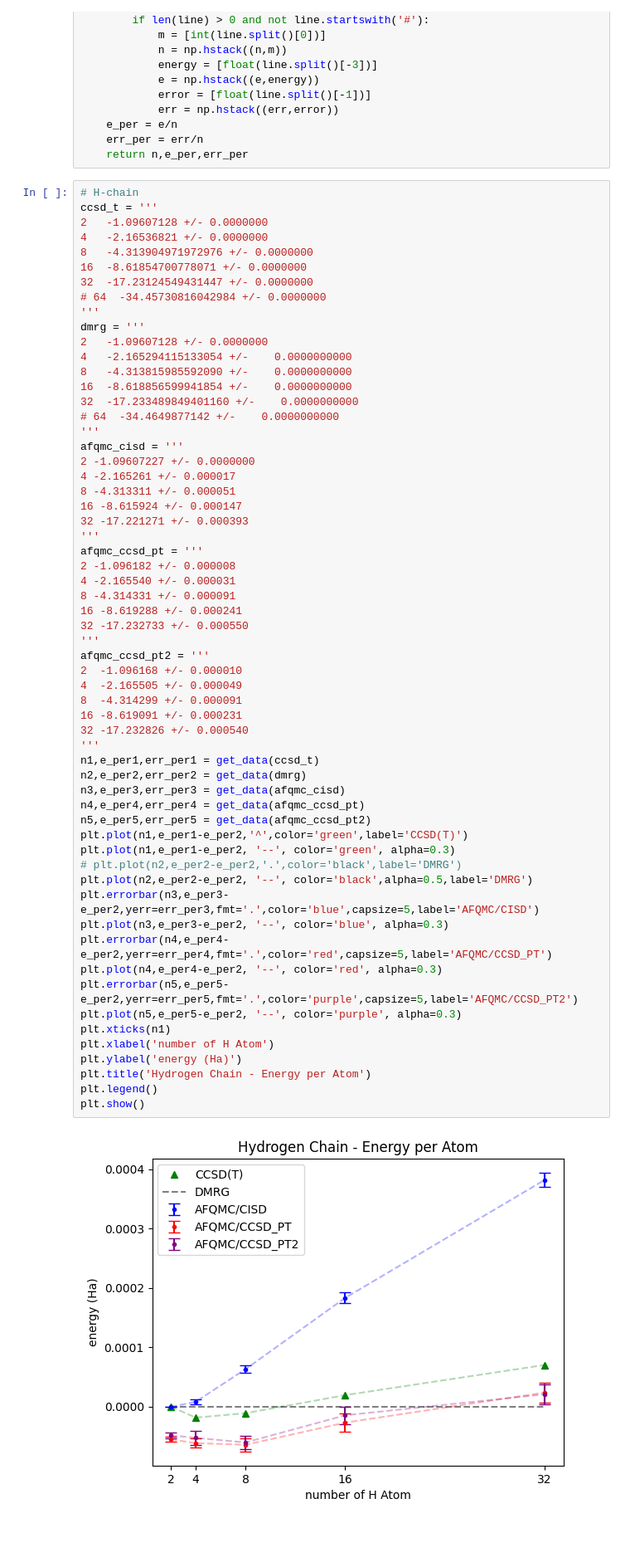
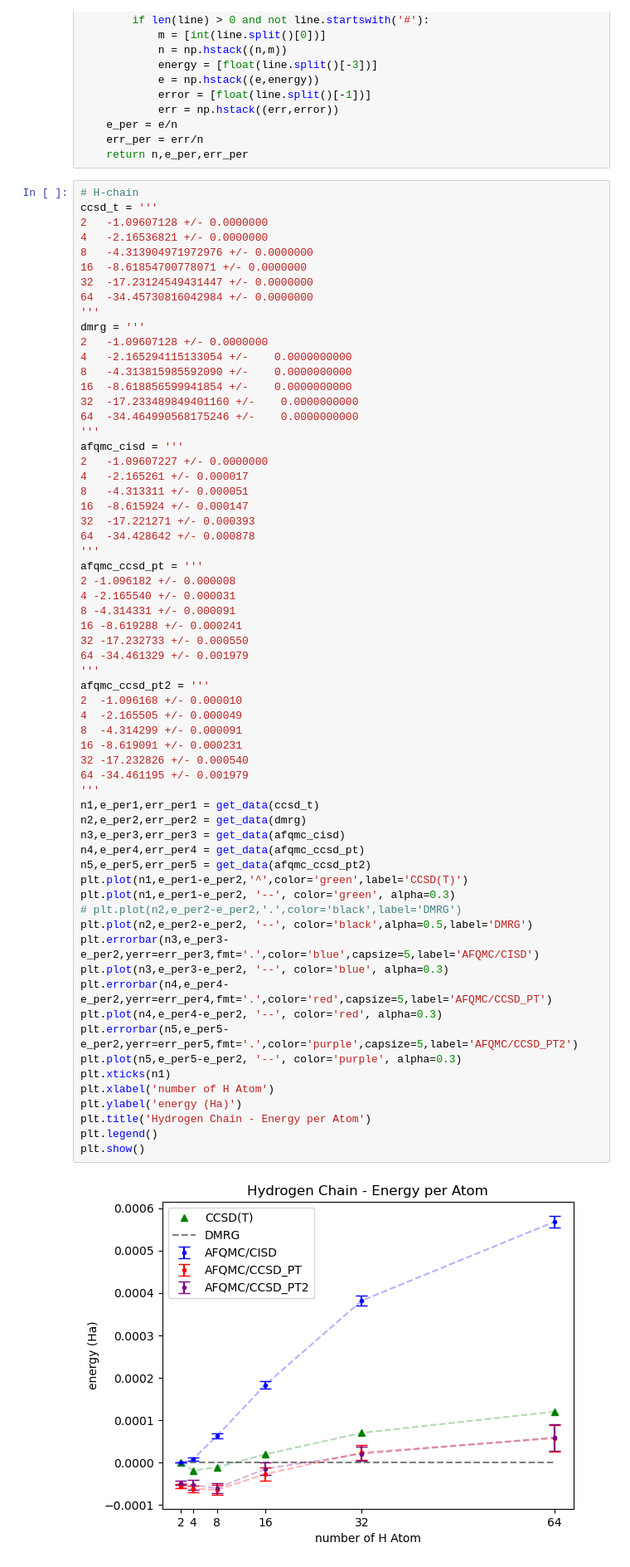
Before and after one commit to zh-yichi/afqmc_ccsd_pt_data, a Jupyter notebook: size/hchain.ipynb, the cells around one changed output. Shown: that part at 83% size. Cells and saved outputs as stored; diff of their text form; blank space fills up the shorter version.

```diff
--- a/size/hchain.ipynb
+++ b/size/hchain.ipynb
@@ -24,7 +24,7 @@ ccsd_t = '''
 8   -4.313904971972976 +/- 0.0000000
 16  -8.61854700778071 +/- 0.0000000
 32  -17.23124549431447 +/- 0.0000000
-# 64  -34.45730816042984 +/- 0.0000000
+64  -34.45730816042984 +/- 0.0000000
 '''
 dmrg = '''
 2   -1.09607128 +/- 0.0000000
@@ -32,14 +32,15 @@ dmrg = '''
 8   -4.313815985592090 +/-    0.0000000000
 16  -8.618856599941854 +/-    0.0000000000
 32  -17.233489849401160 +/-    0.0000000000
-# 64  -34.4649877142 +/-    0.0000000000
+64  -34.464990568175246 +/-    0.0000000000
 '''
 afqmc_cisd = '''
-2 -1.09607227 +/- 0.0000000
-4 -2.165261 +/- 0.000017
-8 -4.313311 +/- 0.000051
-16 -8.615924 +/- 0.000147
-32 -17.221271 +/- 0.000393
+2   -1.09607227 +/- 0.0000000
+4   -2.165261 +/- 0.000017
+8   -4.313311 +/- 0.000051
+16  -8.615924 +/- 0.000147
+32  -17.221271 +/- 0.000393
+64  -34.428642 +/- 0.000878
 '''
 afqmc_ccsd_pt = '''
 2 -1.096182 +/- 0.000008
@@ -47,34 +48,36 @@ afqmc_ccsd_pt = '''
 8 -4.314331 +/- 0.000091
 16 -8.619288 +/- 0.000241
 32 -17.232733 +/- 0.000550
+64 -34.461329 +/- 0.001979
 '''
 afqmc_ccsd_pt2 = '''
 2  -1.096168 +/- 0.000010
 4  -2.165505 +/- 0.000049
 8  -4.314299 +/- 0.000091
 16 -8.619091 +/- 0.000231
 32 -17.232826 +/- 0.000540
+64 -34.461195 +/- 0.001979
 '''
 n1,e_per1,err_per1 = get_data(ccsd_t)
 n2,e_per2,err_per2 = get_data(dmrg)
 n3,e_per3,err_per3 = get_data(afqmc_cisd)
 n4,e_per4,err_per4 = get_data(afqmc_ccsd_pt)
 n5,e_per5,err_per5 = get_data(afqmc_ccsd_pt2)
 plt.plot(n1,e_per1-e_per2,'^',color='green',label='CCSD(T)')
 plt.plot(n1,e_per1-e_per2, '--', color='green', alpha=0.3)
 # plt.plot(n2,e_per2-e_per2,'.',color='black',label='DMRG')
 plt.plot(n2,e_per2-e_per2, '--', color='black',alpha=0.5,label='DMRG')
 plt.errorbar(n3,e_per3-e_per2,yerr=err_per3,fmt='.',color='blue',capsize=5,label='AFQMC/CISD')
 plt.plot(n3,e_per3-e_per2, '--', color='blue', alpha=0.3)
 plt.errorbar(n4,e_per4-e_per2,yerr=err_per4,fmt='.',color='red',capsize=5,label='AFQMC/CCSD_PT')
 plt.plot(n4,e_per4-e_per2, '--', color='red', alpha=0.3)
 plt.errorbar(n5,e_per5-e_per2,yerr=err_per5,fmt='.',color='purple',capsize=5,label='AFQMC/CCSD_PT2')
 plt.plot(n5,e_per5-e_per2, '--', color='purple', alpha=0.3)
 plt.xticks(n1)
 plt.xlabel('number of H Atom')
 plt.ylabel('energy (Ha)')
 plt.title('Hydrogen Chain - Energy per Atom')
 plt.legend()
 plt.show()
 # %% [output]
-[figure, old version]
+[figure, new version]
```
Also changed, not shown: 4 other files.
